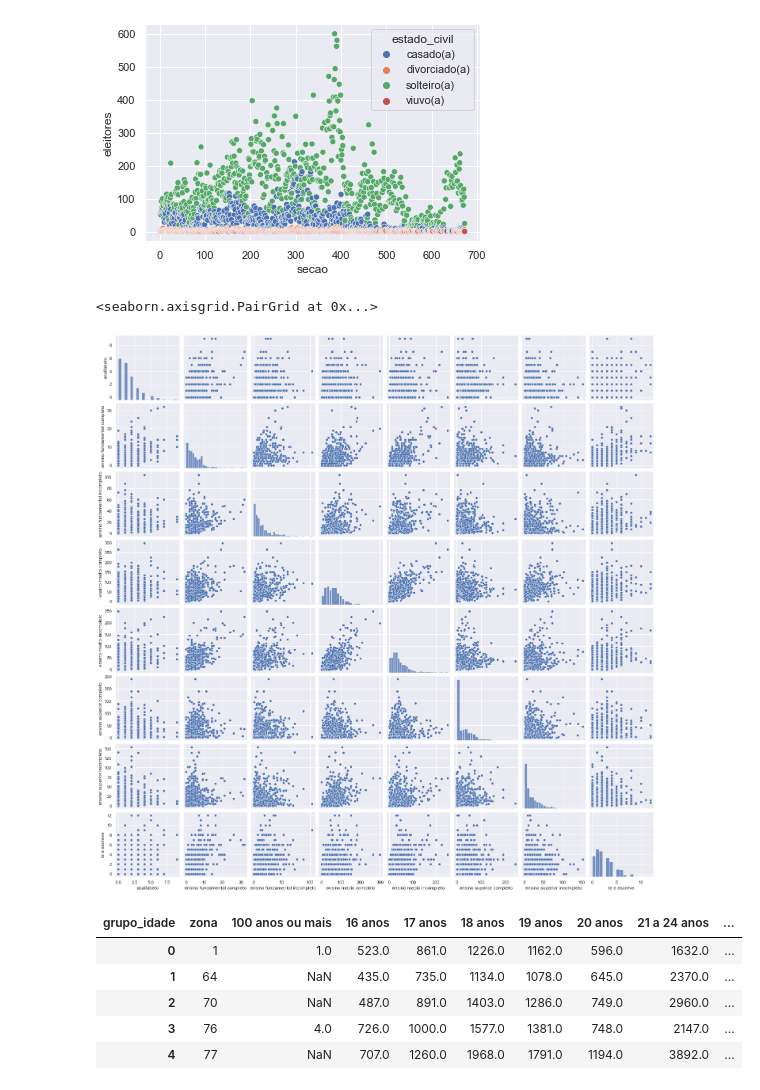
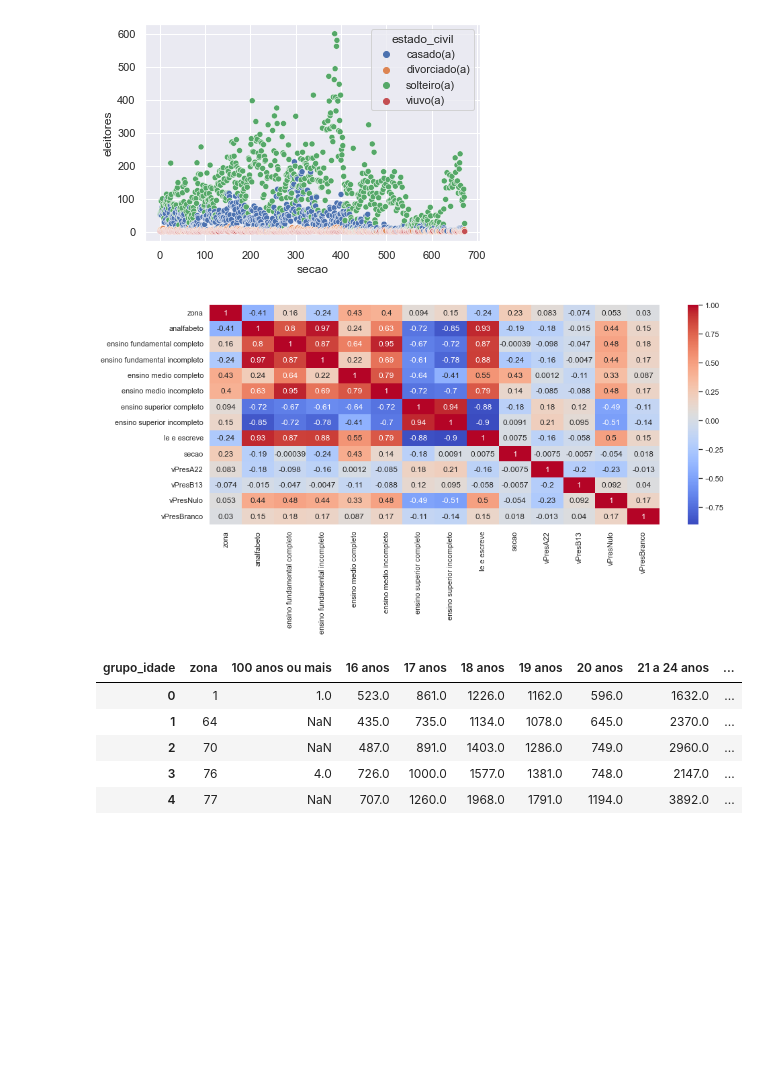
Before and after one commit to NigGusta/ICD-Projeto-Final, a Jupyter notebook: agrupamento_perfil_eleitorado.ipynb, the cells around one changed output. Saved outputs shown, nothing was run; the diff lists cells and outputs as text; code cells hidden in the pictures; blank space fills up the shorter version.

```diff
--- a/agrupamento_perfil_eleitorado.ipynb
+++ b/agrupamento_perfil_eleitorado.ipynb
@@ -12,4 +12,7 @@ import seaborn as sns
 import matplotlib.pyplot as plt
 sns.set_theme()
 # %%
-resultados_secao = pd.read_csv('C:\ICD-Projeto-Final\csv\resultados_2T.csv')
+resultados_secao = pd.read_csv('https://raw.githubusercontent.com/NigGusta/ICD-Projeto-Final/main/csv/resultados_2T.csv')
+colunas = ['zona', 'secao', 'vPresA22', 'vPresB13', 'vPresNulo', 'vPresBranco']
+resultados_secao = resultados_secao[colunas]
+resultados_secao
@@ -16,6 +49,6 @@ resultados_secao = pd.read_csv('C:\ICD-Projeto-Final\csv\resultados_2T.csv')
 # %%
 perfil_secao = pd.read_csv('https://raw.githubusercontent.com/NigGusta/ICD-Projeto-Final/main/csv/perfil_eleitorado_secao_jp.csv')
-perfil_secao.drop(columns=['ano', 'sigla_uf', 'id_municipio', 'id_municipio_tse', 'situacao_biometria', 'zona'], inplace=True)
+perfil_secao.drop(columns=['ano', 'sigla_uf', 'id_municipio', 'id_municipio_tse', 'situacao_biometria'], inplace=True)
 perfil_secao.head()
 # %% [output]
 |  | zona | secao | genero | estado_civil | grupo_idade | instrucao | eleitores | eleitores_biometria | ... |
@@ -71,14 +104,15 @@ sns.scatterplot(data = df_estado_civil, y = 'eleitores', x='secao', hue = 'estad
 <AxesSubplot:xlabel='secao', ylabel='eleitores'>
 [figure]
 # %%
-colunas = ['secao', 'instrucao']
+colunas = ['zona', 'instrucao']
 df_instrucao = pd.DataFrame(perfil_secao.groupby(colunas)['eleitores'].sum()).reset_index()
-df_instrucao = df_instrucao.pivot(index = 'secao', columns= 'instrucao', values='eleitores')
+df_instrucao = df_instrucao.pivot(index = 'zona', columns= 'instrucao', values='eleitores')
 df_instrucao.fillna(0, inplace = True)
-sns.pairplot(data = df_instrucao)
+df_instrucao = df_instrucao.merge(resultados_secao, on = 'zona', how = 'inner')
+plt.figure(figsize=(15, 6))
+sns.heatmap(df_instrucao.corr(), cmap='coolwarm', annot= True);
 # %% [output]
-<seaborn.axisgrid.PairGrid at 0x...>
-[figure, old version]
+[figure, new version]
 # %%
 df_grupo_idade_ct = pd.crosstab(index = perfil_secao.zona, columns= perfil_secao.grupo_idade, values = perfil_secao.eleitores, aggfunc='sum').reset_index()
 df_grupo_idade_ct
```
Also changed, not shown: parts of 3 cells of this notebook, 1 other file.
